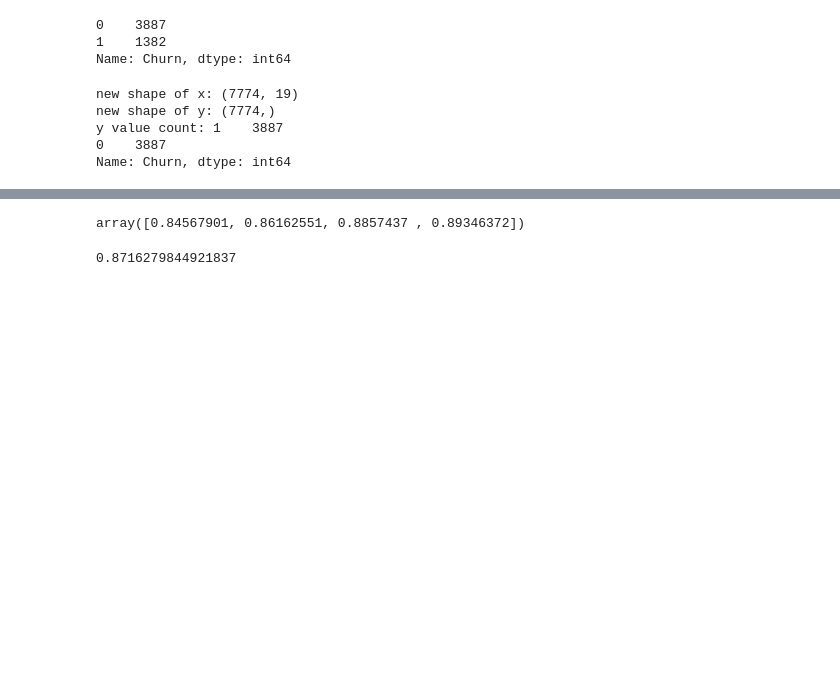
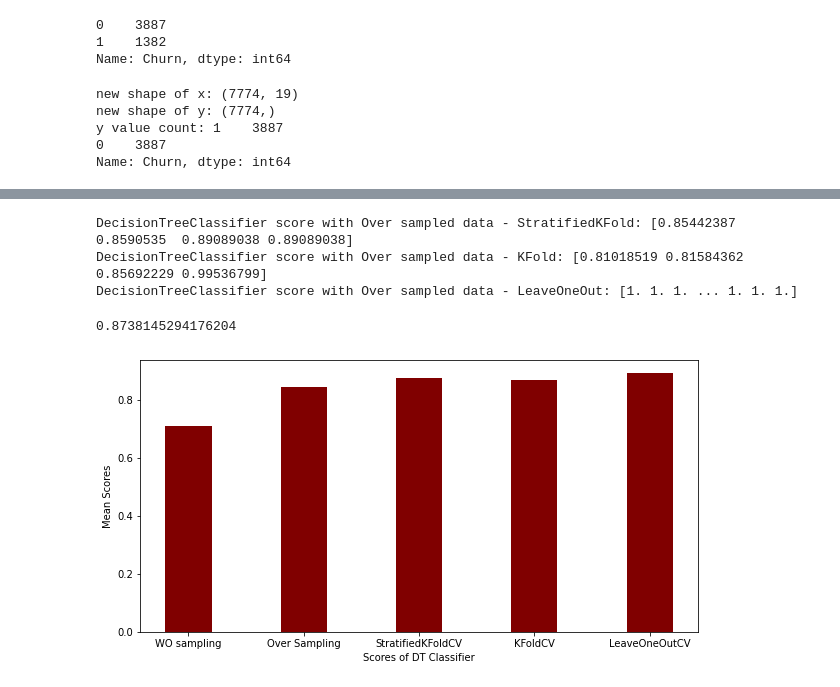
Before and after one commit to noman13bd/ML-Practice, a Jupyter notebook: ML_SamplingAnalysis_Assignment7.ipynb, the cells around one changed output, grey strips where cells are left out. Cells and saved outputs as stored; diff of their text form; code cells hidden in the pictures; blank space fills up the shorter version.

```diff
--- a/ML_SamplingAnalysis_Assignment7.ipynb
+++ b/ML_SamplingAnalysis_Assignment7.ipynb
@@ -296,13 +308,43 @@ DecisionTreeClassifier score with Over sampled data: 0.8472222222222222
-# %%
-# now check different cross validations for this model
-# from sklearn.model_selection import StratifiedKFold
-# from sklearn.model_selection import KFold, cross_val_score, cross_validate
-st = StratifiedKFold(n_splits=4)
-score2 = cross_val_score(dt_classifier_ros, x_ros, y_ros,cv=st)
-score2
-# %% [output]
-array([0.84567901, 0.86162551, 0.8857437 , 0.89346372])
+# %%
+# now check different cross validations for this model
+skf = StratifiedKFold(n_splits=4)
+score_skf = cross_val_score(dt_classifier_ros, x_ros, y_ros,cv=skf)
+kfold = KFold(n_splits=4)
+score_kfold = cross_val_score(dt_classifier_ros, x_ros, y_ros,cv=kfold)
+loo = LeaveOneOut()
+score_loo = cross_val_score(dt_classifier_ros, x_ros, y_ros,cv=loo)
+print(f"DecisionTreeClassifier score with Over sampled data - StratifiedKFold: {score_skf}")
+print(f"DecisionTreeClassifier score with Over sampled data - KFold: {score_kfold}")
+print(f"DecisionTreeClassifier score with Over sampled data - LeaveOneOut: {score_loo}")
+# %% [output]
+DecisionTreeClassifier score with Over sampled data - StratifiedKFold: [0.85442387 0.8590535  0.89089038 0.89089038]
+DecisionTreeClassifier score with Over sampled data - KFold: [0.81018519 0.81584362 0.85692229 0.99536799]
+DecisionTreeClassifier score with Over sampled data - LeaveOneOut: [1. 1. 1. ... 1. 1. 1.]
 # %%
-score2.mean()
+score_skf.mean()
 # %% [output]
-0.8716279844921837
+0.8738145294176204
+# %%
+# display overall score for oversampling in bar chart
+data = {
+        'WO sampling':dt_classifier_nos.score(xtest_nos, ytest_nos),
+        'Over Sampling':dt_classifier_ros.score(xtest_ros, ytest_ros),
+        'StratifiedKFoldCV':score_skf.mean(),
+        'KFoldCV':score_kfold.mean(),
+        'LeaveOneOutCV':score_loo.mean()
+        }
+keys = list(data.keys())
+values = list(data.values())
+
+fig = plt.figure(figsize = (10, 5))
+
+# creating the bar plot
+plt.bar(keys, values, color ='maroon',
+        width = 0.4)
+
+plt.xlabel("Scores of DT Classifier")
+plt.ylabel("Mean Scores")
+plt.title("")
+plt.show()
+# %% [output]
+[figure, added]
```
Also changed, not shown: parts of 6 cells of this notebook.
